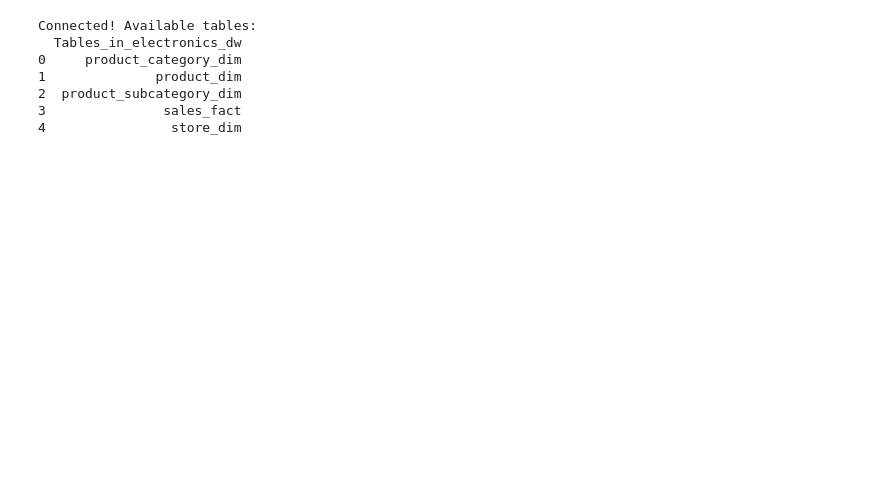
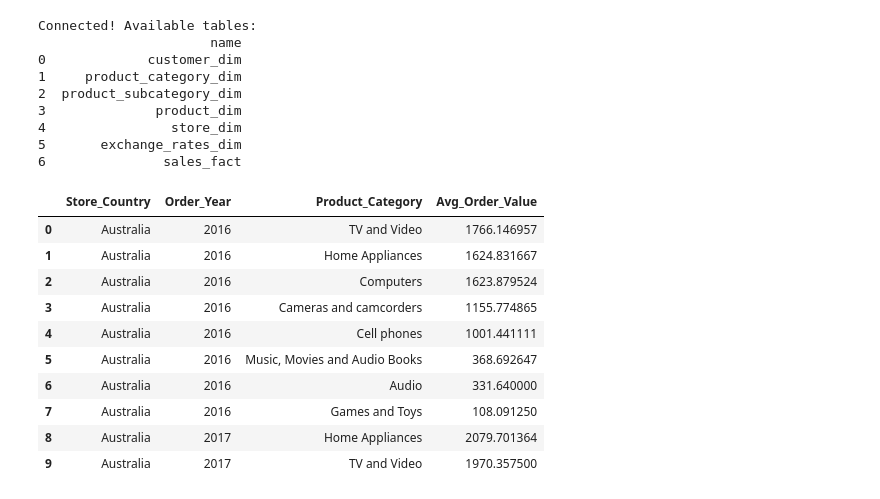
Before and after one commit to mik-chaela/DWBI-Final-Project, a Jupyter notebook: notebooks/analysis.ipynb, the cells around one changed output. Drawn from its saved outputs; the diff is of its cells as text; code cells hidden in the pictures; blank space fills up the shorter version.

```diff
--- a/notebooks/analysis.ipynb
+++ b/notebooks/analysis.ipynb
@@ -3,46 +3,55 @@ import pandas as pd
 from sqlalchemy import create_engine
 import matplotlib.pyplot as plt
 import seaborn as sns
+import os
 
-# Database credentials (Matching your updated etl.py)
-user = "root"
-password = ""
-host = "localhost"
-port = 3307
-db = "electronics_dw"
-
-# Create the connection engine
-engine = create_engine(f'mysql+pymysql://{user}:{password}@{host}:{port}/{db}')
+# SQLite Database Connection (No server needed!)
+db_path = os.path.join(os.path.dirname(os.getcwd()), 'data', 'electronics_dw.db')
+engine = create_engine(f'sqlite:///{db_path}')
 
 # Test connection by listing tables
-print("Connected! Available tables:")
-print(pd.read_sql("SHOW TABLES", engine))
+print('Connected! Available tables:')
+print(pd.read_sql("SELECT name FROM sqlite_master WHERE type='table'", engine))
 # %% [output]
 Connected! Available tables:
-  Tables_in_electronics_dw
-0     product_category_dim
-1              product_dim
+                      name
+0             customer_dim
+1     product_category_dim
 2  product_subcategory_dim
-3               sales_fact
+3              product_dim
 4                store_dim
+5       exchange_rates_dim
+6               sales_fact
 # %%
-# Question A: Average Order Value
+# Question A: Average Order Value per Store Country, Year, and Product Category
 query_a = """
 SELECT
-    s.Country AS Store_Country,
-    f.Order_Year,
-    c.Category AS Product_Category,
-    AVG(f.Total_Revenue_USD) AS Avg_Order_Value
+    s.country AS Store_Country,
+    strftime('%Y', f.order_date) AS Order_Year,
+    c.category AS Product_Category,
+    AVG(f.total_revenue) AS Avg_Order_Value
 FROM sales_fact f
-JOIN store_dim s ON f.StoreKey = s.StoreKey
-JOIN product_dim p ON f.ProductKey = p.ProductKey
-JOIN product_category_dim c ON p.Category = c.Category
+JOIN store_dim s ON f.store_key = s.store_key
+JOIN product_dim p ON f.product_key = p.product_key
+JOIN product_category_dim c ON p.category_key = c.category_key
 GROUP BY 1, 2, 3
 ORDER BY 1, 2, 4 DESC;
 """
 
 # Execute the query
 df_a = pd.read_sql(query_a, engine)
 
 # Display the result
 df_a.head(10)
+# %% [output]
+|  | Store_Country | Order_Year | Product_Category | Avg_Order_Value |
+| 0 | Australia | 2016 | TV and Video | 1766.146957 |
+| 1 | Australia | 2016 | Home Appliances | 1624.831667 |
+| 2 | Australia | 2016 | Computers | 1623.879524 |
+| 3 | Australia | 2016 | Cameras and camcorders | 1155.774865 |
+| 4 | Australia | 2016 | Cell phones | 1001.441111 |
+| 5 | Australia | 2016 | Music, Movies and Audio Books | 368.692647 |
+| 6 | Australia | 2016 | Audio | 331.640000 |
+| 7 | Australia | 2016 | Games and Toys | 108.091250 |
+| 8 | Australia | 2017 | Home Appliances | 2079.701364 |
+| 9 | Australia | 2017 | TV and Video | 1970.357500 |
```
Also changed, not shown: parts of 2 cells of this notebook, 7 other files.
